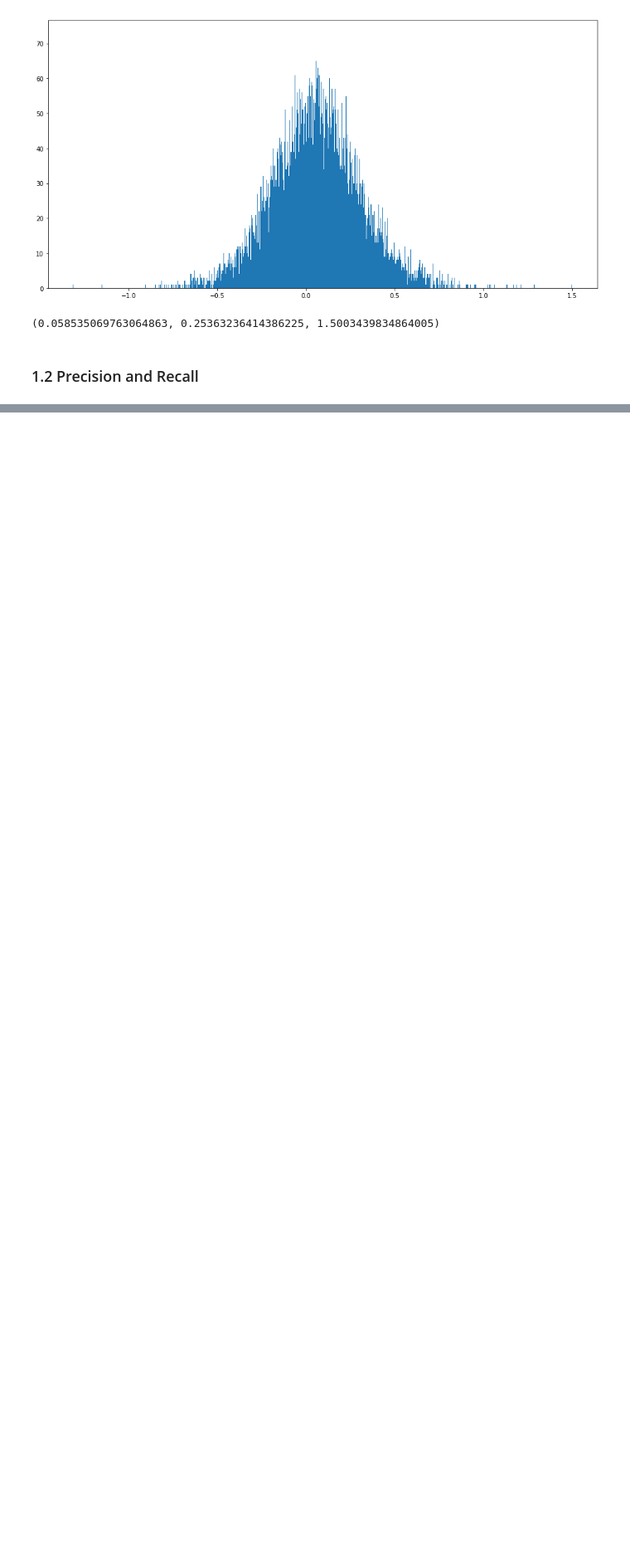
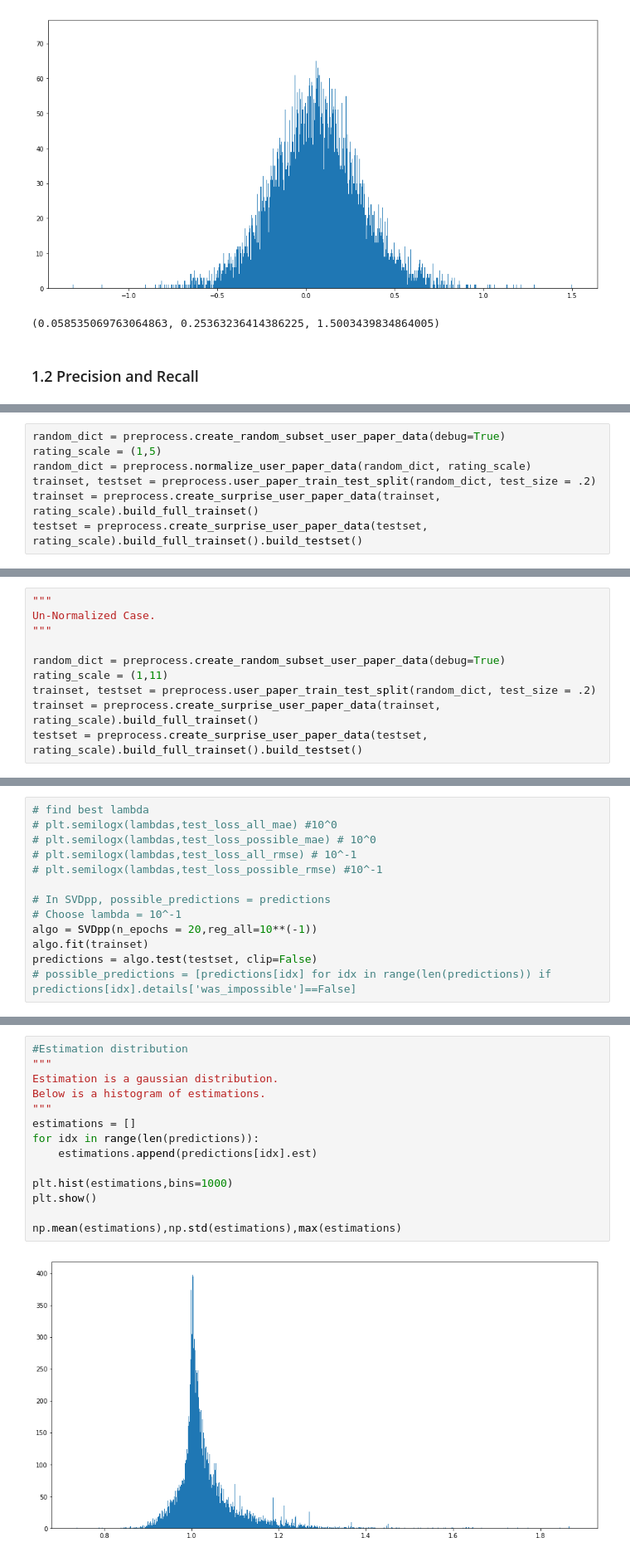
Before and after one commit to jpatrickpark/1003-project, a Jupyter notebook: notebooks/recommendationaccuracy.ipynb, the cells around one changed output, grey strips where cells are left out. Shown: that part at 83% size. Drawn from its saved outputs; the diff is of its cells as text; blank space fills up the shorter version.

```diff
--- a/notebooks/recommendationaccuracy.ipynb
+++ b/notebooks/recommendationaccuracy.ipynb
@@ -231,0 +224,7 @@ Recall for possible:      0.58508776762
+# %%
+random_dict = preprocess.create_random_subset_user_paper_data(debug=True)
+rating_scale = (1,5)
+random_dict = preprocess.normalize_user_paper_data(random_dict, rating_scale)
+trainset, testset = preprocess.user_paper_train_test_split(random_dict, test_size = .2)
+trainset = preprocess.create_surprise_user_paper_data(trainset, rating_scale).build_full_trainset()
+testset = preprocess.create_surprise_user_paper_data(testset, rating_scale).build_full_trainset().build_testset()
@@ -231,0 +325,10 @@ Recall for possible:      0.58508776762
+# %%
+"""
+Un-Normalized Case.
+"""
+
+random_dict = preprocess.create_random_subset_user_paper_data(debug=True)
+rating_scale = (1,11)
+trainset, testset = preprocess.user_paper_train_test_split(random_dict, test_size = .2)
+trainset = preprocess.create_surprise_user_paper_data(trainset, rating_scale).build_full_trainset()
+testset = preprocess.create_surprise_user_paper_data(testset, rating_scale).build_full_trainset().build_testset()
@@ -231,0 +372,13 @@ Recall for possible:      0.58508776762
+# %%
+# find best lambda
+# plt.semilogx(lambdas,test_loss_all_mae) #10^0
+# plt.semilogx(lambdas,test_loss_possible_mae) # 10^0
+# plt.semilogx(lambdas,test_loss_all_rmse) # 10^-1
+# plt.semilogx(lambdas,test_loss_possible_rmse) #10^-1
+
+# In SVDpp, possible_predictions = predictions
+# Choose lambda = 10^-1
+algo = SVDpp(n_epochs = 20,reg_all=10**(-1))
+algo.fit(trainset)
+predictions = algo.test(testset, clip=False)
+# possible_predictions = [predictions[idx] for idx in range(len(predictions)) if predictions[idx].details['was_impossible']==False]
@@ -231,0 +387,16 @@ Recall for possible:      0.58508776762
+# %%
+#Estimation distribution
+"""
+Estimation is a gaussian distribution.
+Below is a histogram of estimations.
+"""
+estimations = []
+for idx in range(len(predictions)):
+    estimations.append(predictions[idx].est)
+
+plt.hist(estimations,bins=1000)
+plt.show()
+
+np.mean(estimations),np.std(estimations),max(estimations)
+# %% [output]
+[figure, added]
```
Also changed, not shown: parts of 23 cells of this notebook.
